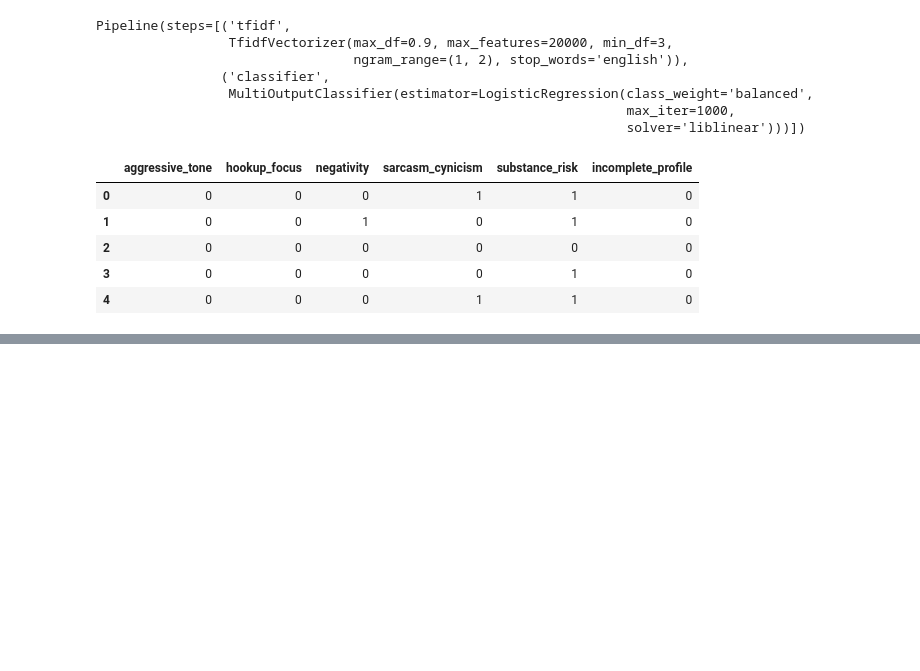
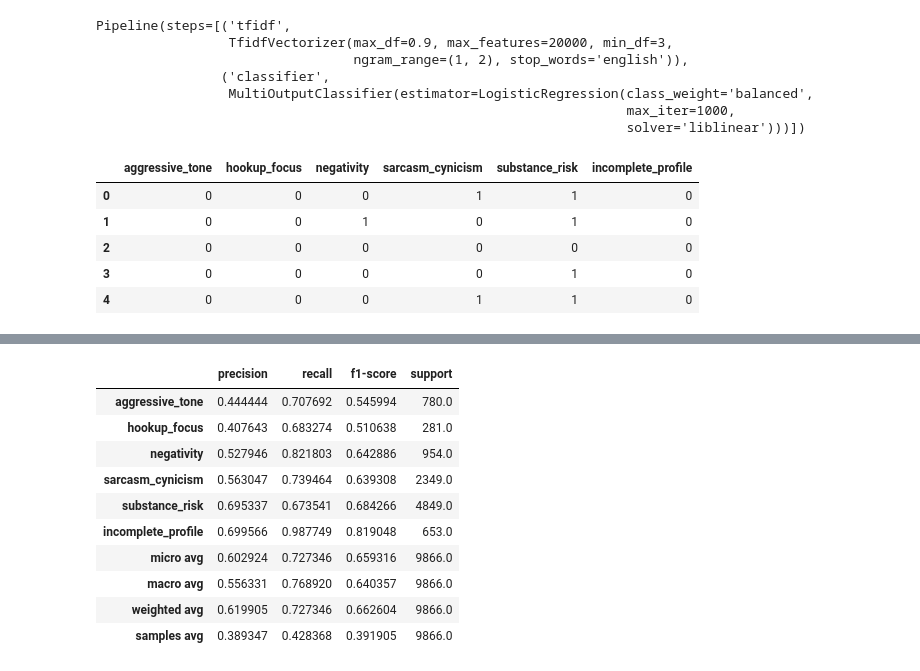
Before and after one commit to SyamilC/Red-Flagger, a Jupyter notebook: notebooks/02_nlp_model_training.ipynb, the cells around one changed output, grey strips where cells are left out. Drawn from its saved outputs; the diff is of its cells as text; code cells hidden in the pictures; blank space fills up the shorter version.

```diff
--- a/notebooks/02_nlp_model_training.ipynb
+++ b/notebooks/02_nlp_model_training.ipynb
@@ -178,0 +237,24 @@ y_pred_df.head()
+# %%
+report_dict = classification_report(
+    y_test,
+    y_pred,
+    target_names=label_columns,
+    output_dict=True,
+    zero_division=0
+)
+
+report_df = pd.DataFrame(report_dict).T
+
+report_df
+# %% [output]
+|  | precision | recall | f1-score | support |
+| aggressive_tone | 0.444444 | 0.707692 | 0.545994 | 780.0 |
+| hookup_focus | 0.407643 | 0.683274 | 0.510638 | 281.0 |
+| negativity | 0.527946 | 0.821803 | 0.642886 | 954.0 |
+| sarcasm_cynicism | 0.563047 | 0.739464 | 0.639308 | 2349.0 |
+| substance_risk | 0.695337 | 0.673541 | 0.684266 | 4849.0 |
+| incomplete_profile | 0.699566 | 0.987749 | 0.819048 | 653.0 |
+| micro avg | 0.602924 | 0.727346 | 0.659316 | 9866.0 |
+| macro avg | 0.556331 | 0.768920 | 0.640357 | 9866.0 |
+| weighted avg | 0.619905 | 0.727346 | 0.662604 | 9866.0 |
+| samples avg | 0.389347 | 0.428368 | 0.391905 | 9866.0 |
```
Also changed, not shown: parts of 15 cells of this notebook.
